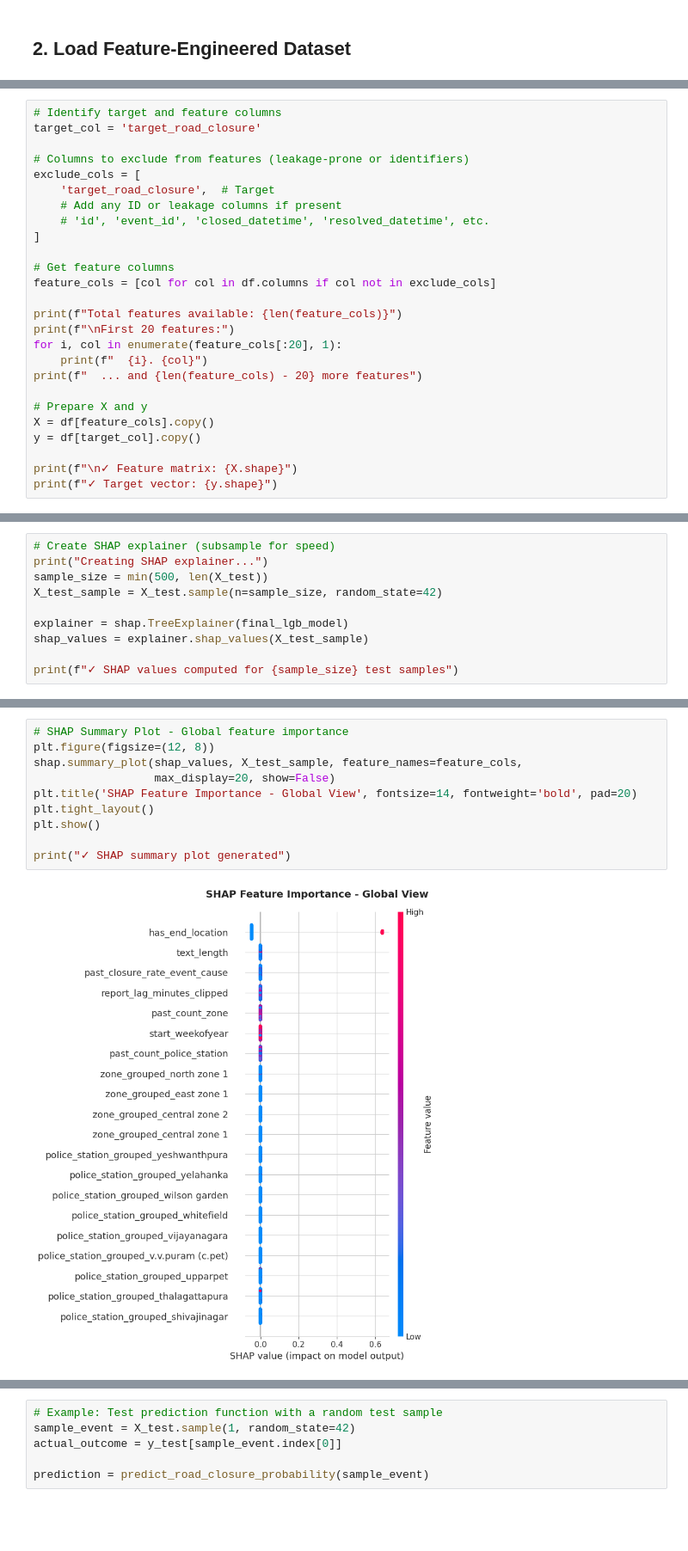
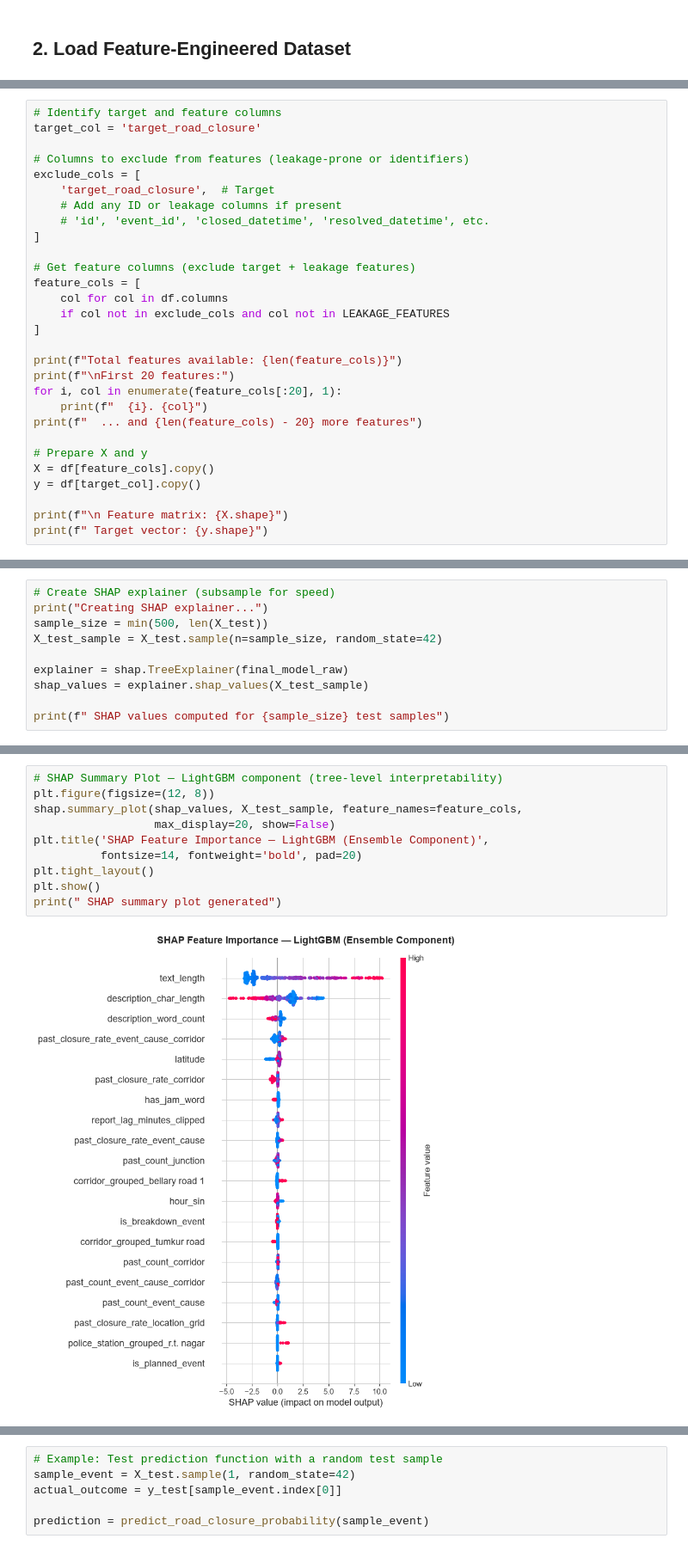
Before and after one commit to Tusshar08/GridLock_Phase2, a Jupyter notebook: notebooks/model1/model.ipynb, the cells around one changed output, grey strips where cells are left out. Shown at 86% size. Saved outputs shown, nothing was run; the diff lists cells and outputs as text; blank space fills up the shorter version.

```diff
--- a/notebooks/model1/model.ipynb
+++ b/notebooks/model1/model.ipynb
@@ -114,8 +248,11 @@ exclude_cols = [
     # 'id', 'event_id', 'closed_datetime', 'resolved_datetime', etc.
 ]
 
-# Get feature columns
-feature_cols = [col for col in df.columns if col not in exclude_cols]
+# Get feature columns (exclude target + leakage features)
+feature_cols = [
+    col for col in df.columns
+    if col not in exclude_cols and col not in LEAKAGE_FEATURES
+]
 
 print(f"Total features available: {len(feature_cols)}")
 print(f"\nFirst 20 features:")
@@ -127,6 +264,6 @@ print(f"  ... and {len(feature_cols) - 20} more features")
 X = df[feature_cols].copy()
 y = df[target_col].copy()
 
-print(f"\n✓ Feature matrix: {X.shape}")
-print(f"✓ Target vector: {y.shape}")
+print(f"\n Feature matrix: {X.shape}")
+print(f" Target vector: {y.shape}")
 # %% [output]
@@ -1147,9 +1187,9 @@ print("Creating SHAP explainer...")
 sample_size = min(500, len(X_test))
 X_test_sample = X_test.sample(n=sample_size, random_state=42)
 
-explainer = shap.TreeExplainer(final_lgb_model)
+explainer = shap.TreeExplainer(final_model_raw)
 shap_values = explainer.shap_values(X_test_sample)
 
-print(f"✓ SHAP values computed for {sample_size} test samples")
+print(f" SHAP values computed for {sample_size} test samples")
 # %% [output]
 Creating SHAP explainer...
@@ -1157,12 +1197,12 @@ Creating SHAP explainer...
 # %%
-# SHAP Summary Plot - Global feature importance
+# SHAP Summary Plot — LightGBM component (tree-level interpretability)
 plt.figure(figsize=(12, 8))
 shap.summary_plot(shap_values, X_test_sample, feature_names=feature_cols,
                   max_display=20, show=False)
-plt.title('SHAP Feature Importance - Global View', fontsize=14, fontweight='bold', pad=20)
+plt.title('SHAP Feature Importance — LightGBM (Ensemble Component)',
+          fontsize=14, fontweight='bold', pad=20)
 plt.tight_layout()
 plt.show()
-
-print("✓ SHAP summary plot generated")
+print(" SHAP summary plot generated")
 # %% [output]
-[figure, old version]
+[figure, new version]
```
Also changed, not shown: parts of 56 cells of this notebook.
